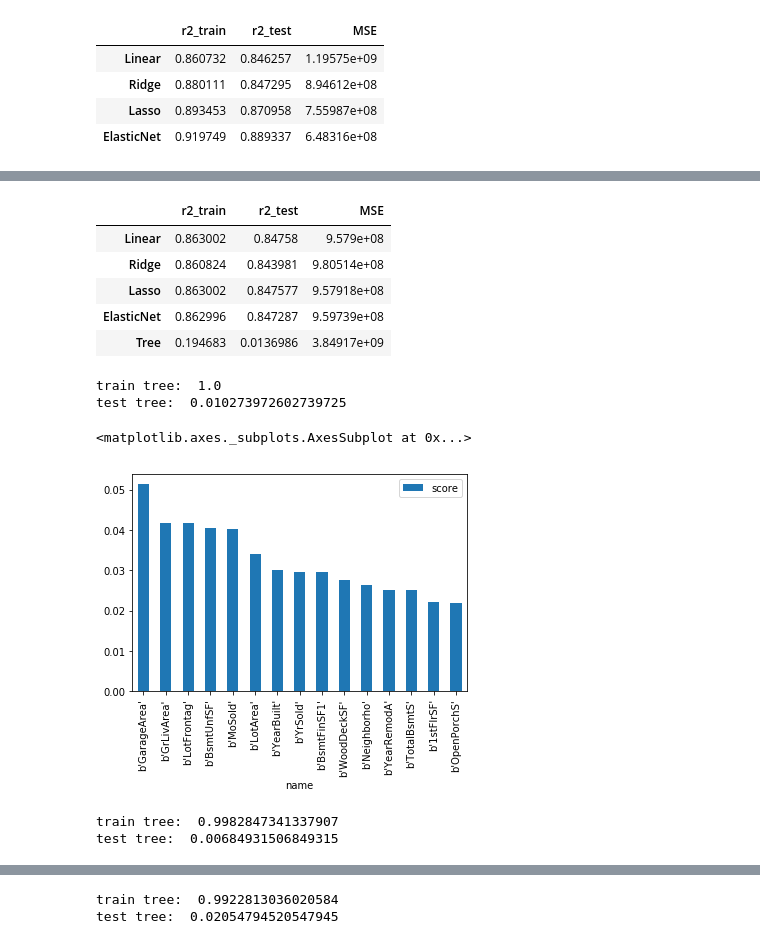
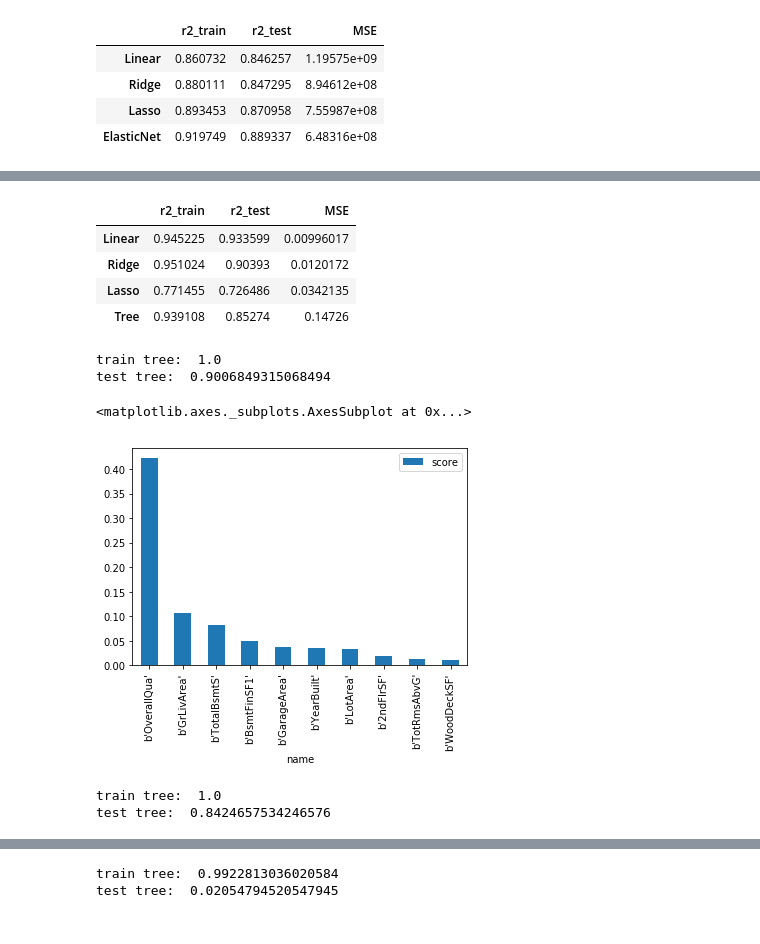
Before and after one commit to sofiawangy/Housing-prices, a Jupyter notebook: script3.ipynb, the cells around one changed output, grey strips where cells are left out. Saved outputs shown, nothing was run; the diff lists cells and outputs as text; code cells hidden in the pictures.

```diff
--- a/script3.ipynb
+++ b/script3.ipynb
@@ -721,5 +710,5 @@ KeyboardInterrupt:
 # %%
-tree_model.set_params(random_state=108, criterion='gini', min_samples_leaf = 8, min_samples_split = 2)
+tree_model.set_params(random_state=108, criterion='gini', min_samples_leaf = 3, min_samples_split = 14)
 tree_model.fit(nlX_train, nlY_train)
 
 y_pred = tree_model.predict(nlX_test)
@@ -730,32 +719,34 @@ nlog_r2.loc['Tree', 'MSE'] = mse(nlY_test, y_pred)
 nlog_r2
 # %% [output]
 |  | r2_train | r2_test | MSE |
-| Linear | 0.863002 | 0.84758 | 9.579e+08 |
-| Ridge | 0.860824 | 0.843981 | 9.80514e+08 |
-| Lasso | 0.863002 | 0.847577 | 9.57918e+08 |
-| ElasticNet | 0.862996 | 0.847287 | 9.59739e+08 |
-| Tree | 0.194683 | 0.0136986 | 3.84917e+09 |
+| Linear | 0.945225 | 0.933599 | 0.00996017 |
+| Ridge | 0.951024 | 0.90393 | 0.0120172 |
+| Lasso | 0.771455 | 0.726486 | 0.0342135 |
+| Tree | 0.939108 | 0.85274 | 0.14726 |
 # %%
+Y_train = Y_train.astype('int32')
+Y_test = Y_test.astype('int32')
+
 tree_model = tree.DecisionTreeClassifier()
 tree_model.fit(X_train, Y_train)
 print('train tree: ', tree_model.score(X_train, Y_train))
 print('test tree: ', tree_model.score(X_test, Y_test))
 # %% [output]
 train tree:  1.0
-test tree:  0.010273972602739725
+test tree:  0.9006849315068494
 # %%
 feature_importance = list(zip(train.columns, tree_model.feature_importances_))
 dtype = [('feature', 'S10'), ('importance', 'float')]
 feature_importance = np.array(feature_importance, dtype=dtype)
 feature_sort = np.sort(feature_importance, order='importance')[::-1]
 name, score = zip(*list(feature_sort))
-pd.DataFrame({'name':name,'score':score})[:15].plot.bar(x='name', y='score')
+pd.DataFrame({'name':name,'score':score})[:10].plot.bar(x='name', y='score')
 # %% [output]
 <matplotlib.axes._subplots.AxesSubplot at 0x...>
-[figure, old version]
+[figure, new version]
 # %%
-cols = ['GarageArea', 'GrLivArea', 'LotFrontage', 'BsmtUnfSF', 'MoSold',
-        'LotArea', 'YearBuilt', 'YrSold', 'BsmtFinSF1', 'WoodDeckSF']
+cols = ['OverallQual', 'GrLivArea', 'TotalBsmtSF', 'BsmtFinSF1', 'GarageArea', 'YearBuilt', 'LotArea',
+        '2ndFlrSF', 'TotRmsAbvGrd', 'WoodDeckSF']
 
 X_train = X_train[cols]
 X_test = X_test[cols]
@@ -764,8 +755,8 @@ tree_model.fit(X_train, Y_train)
 print('train tree: ', tree_model.score(X_train, Y_train))
 print('test tree: ', tree_model.score(X_test, Y_test))
 # %% [output]
-train tree:  0.9982847341337907
-test tree:  0.00684931506849315
+train tree:  1.0
+test tree:  0.8424657534246576
 # %%
 grid_para_tree = [{
     "criterion": ["gini", "entropy"],
```
Also changed, not shown: parts of 24 cells of this notebook.
